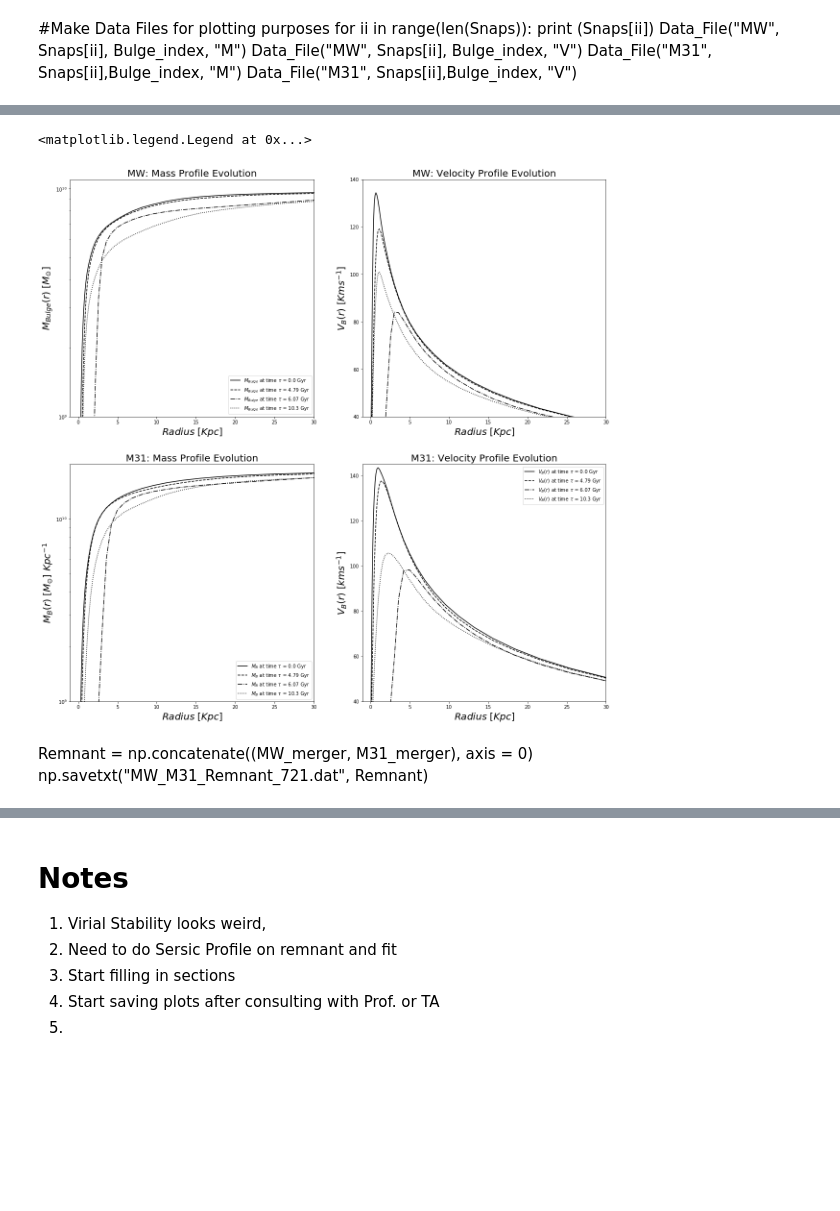
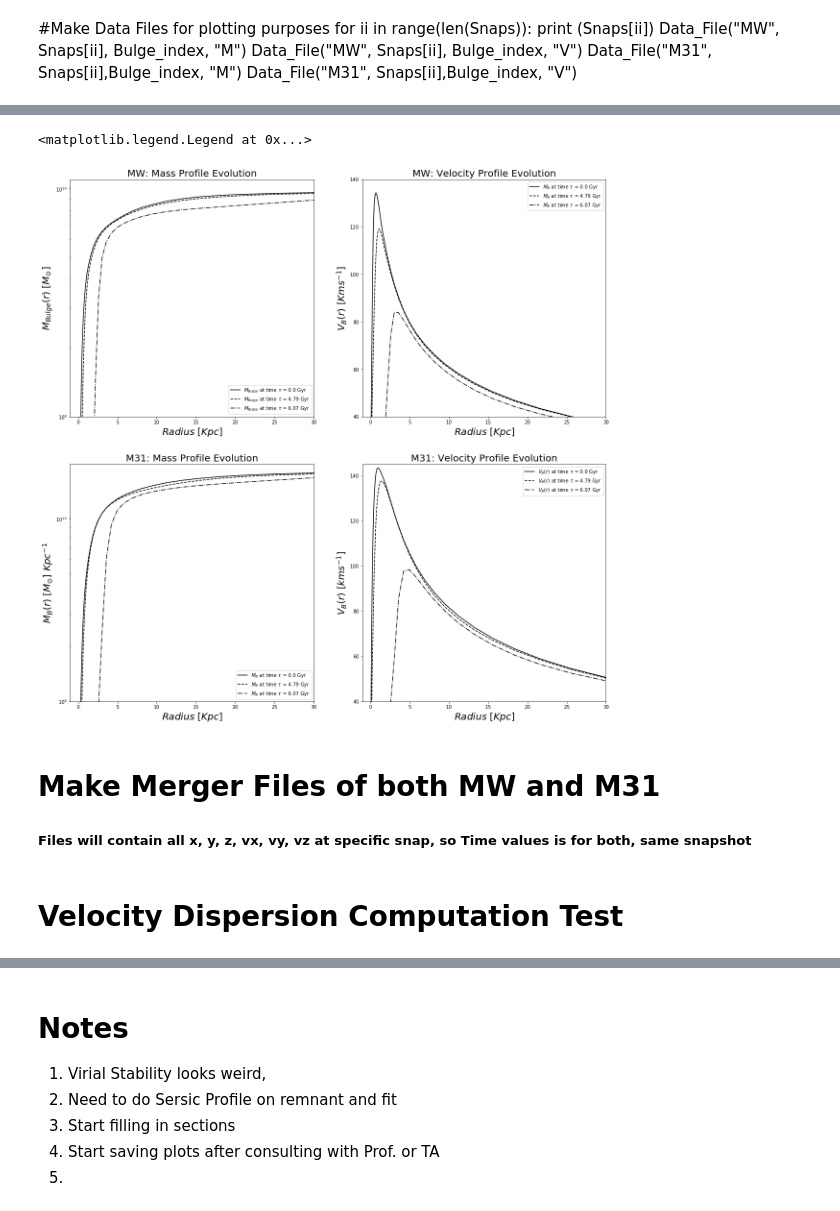
Before and after one commit to tbainesUA/ASTR400B_Baines, a Jupyter notebook: Programs/Project.ipynb, the cells around one changed output, grey strips where cells are left out. Saved outputs shown, nothing was run; the diff lists cells and outputs as text; code cells hidden in the pictures; blank space fills up the shorter version.

```diff
--- a/Programs/Project.ipynb
+++ b/Programs/Project.ipynb
@@ -126,7 +134,7 @@ plt.axis([-1, 30, 1e9, 1.1e10])
 plt.title("MW: Mass Profile Evolution", fontsize = 20)
 plt.xlabel("$Radius$ $[Kpc]$", fontsize = 20)
 plt.ylabel("$M_{Bulge}(r)$ $[M_{\odot}]$", fontsize = 20)
-for file in range(len(Data_files_Mass_MW)):
+for file in range(len(Data_files_Mass_MW)-1):
     # Load Data_file in
     Data = np.genfromtxt(Data_files_Mass_MW[file], comments="#")
 
@@ -139,45 +147,48 @@ plt.title("MW: Velocity Profile Evolution", fontsize = 20)
 plt.xlabel("$Radius$ $[Kpc]$", fontsize = 20)
 plt.ylabel("$V_{B}(r)$ $[Kms^{-1}]$", fontsize = 20)
 plt.axis([-1,30,40,140])
-for file in range(len(Data_files_Velocity_MW)):
+for file in range(len(Data_files_Velocity_MW)-1):
     # Load Data_file in
     Data = np.genfromtxt(Data_files_Velocity_MW[file], comments="#")
     plt.plot(Data[:,0], Data[:,1], color = 'black', ls = ls[file], \
                 label = "$M_{B}$ at time $\\tau$ = " + str(Times[file])+" Gyr")
-plt.legend
+plt.legend()
 
 plt.subplot(2,2,3)
 plt.title("M31: Mass Profile Evolution", fontsize = 20)
 plt.xlabel("$Radius$ $[Kpc]$", fontsize = 20)
 plt.ylabel("$M_{B}(r)$ $[M_{\odot}]$ $Kpc^{-1}$", fontsize = 20)
 plt.axis([-1, 30, 1e9, 2e10])
-for file in range(len(Data_files_Mass_M31)):
+for file in range(len(Data_files_Mass_M31)-1):
     # Load Data_file in
     Data = np.genfromtxt(Data_files_Mass_M31[file], comments="#")
 
 
     #Plot data
     plt.semilogy(Data[:,0], Data[:,1], color = 'black', ls = ls[file], \
                 label = "$M_{B}$ at time $\\tau$ = " + str(Times[file])+" Gyr")
 plt.legend()
 
 plt.subplot(2,2,4)
 plt.title("M31: Velocity Profile Evolution", fontsize = 20)
 plt.xlabel("$Radius$ $[Kpc]$", fontsize = 20)
 plt.ylabel("$V_{B}(r)$ $[kms^{-1}$]", fontsize = 20)
 plt.axis([-1,30,40,145])
-for file in range(len(Data_files_Velocity_M31)):
+for file in range(len(Data_files_Velocity_M31)-1):
     # Load Data_file in
     Data = np.genfromtxt(Data_files_Velocity_M31[file], comments="#")
 
 
     #Plot data
     plt.plot(Data[:,0], Data[:,1], color = 'black', ls = ls[file], \
                 label = "$V_{B}(r)$ at time $\\tau$ = " + str(Times[file])+" Gyr")
 plt.legend()
 # %% [output]
 <matplotlib.legend.Legend at 0x...>
-[figure, old version]
+[figure, new version]
+# %% [markdown]
+# Make Merger Files of both MW and M31
+##### Files will contain all x, y, z, vx, vy, vz at specific snap, so Time values is for both, same snapshot
 # %%
 # Make merger file
 path_MW = "C:\\Users\Tyler\Documents\ASTR 400B\ASTR400B_Baines\Data\MW_HighRes\MW_721.txt"
@@ -191,3 +205,2 @@ Remnant = np.concatenate((MW_merger[:,1], M31_merger[:,1]), axis = 0)
-# %% [markdown]
-Remnant = np.concatenate((MW_merger, M31_merger), axis = 0)
-np.savetxt("MW_M31_Remnant_721.dat", Remnant)
+# %% [markdown]
+# Velocity Dispersion Computation Test
```
Also changed, not shown: parts of 28 cells of this notebook.
